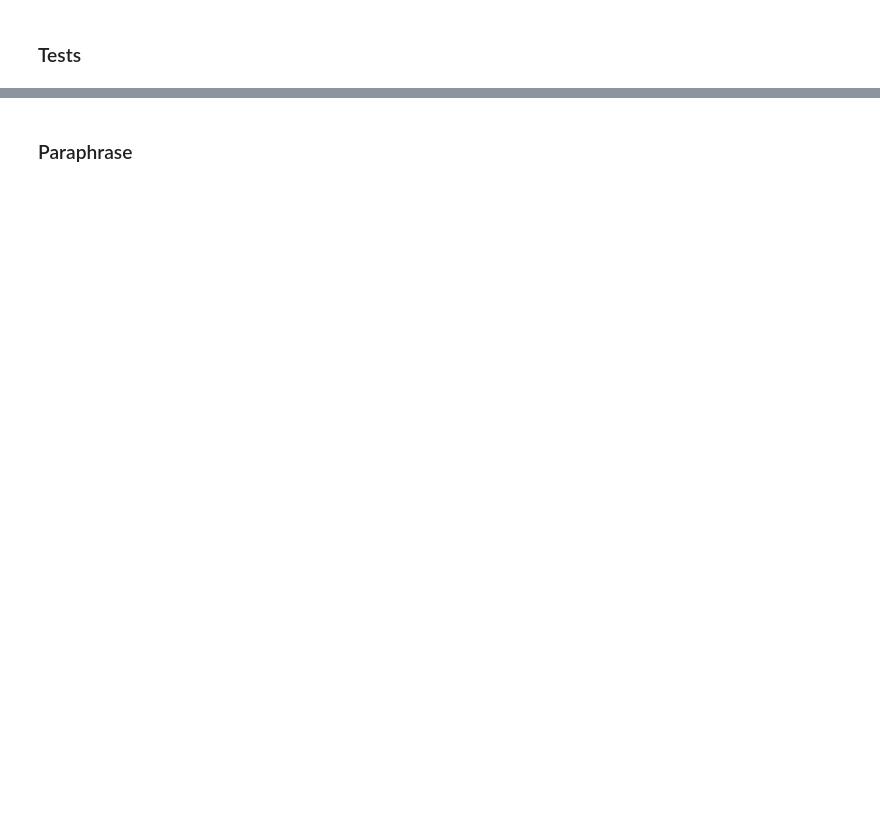
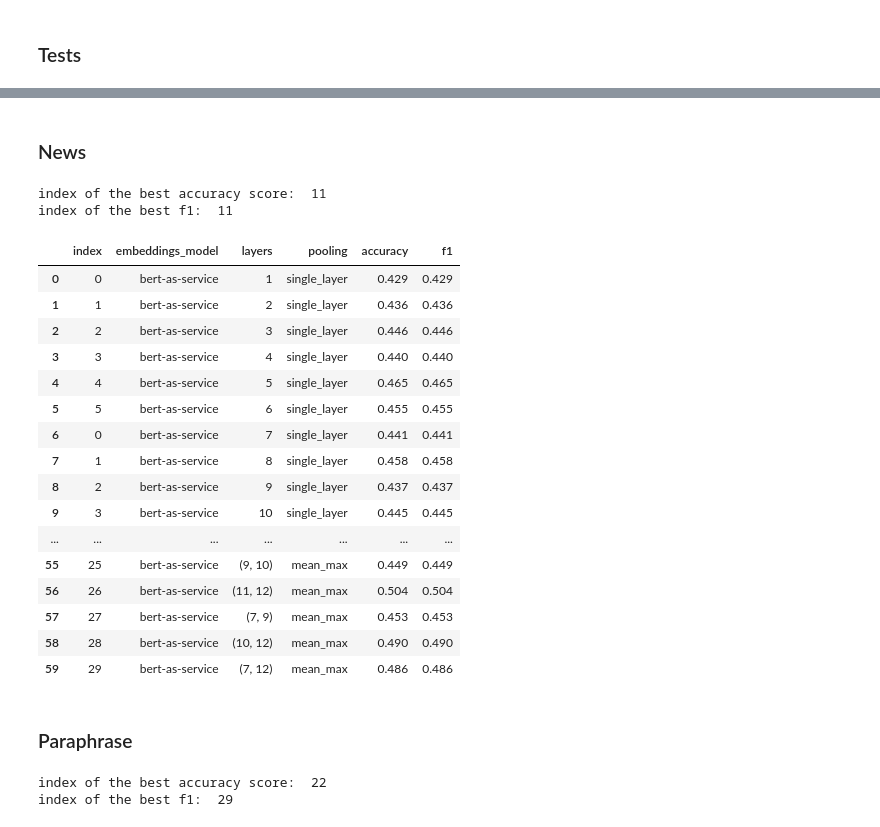
Before and after one commit to foksly/aist-sentence-embeddings, a Jupyter notebook: bert-similarity-experiments.ipynb, the cells around one changed output, grey strips where cells are left out. Drawn from its saved outputs; the diff is of its cells as text; code cells hidden in the pictures; blank space fills up the shorter version.

Commit message:
bert-similarity-experiments

```diff
--- a/bert-similarity-experiments.ipynb
+++ b/bert-similarity-experiments.ipynb
@@ -27,0 +43,2 @@ df
+# %% [markdown]
+### News
@@ -28,3 +48,51 @@ df
+# %%
+mc_experiment = experiments.ExperimentResult()
+df_news_1 = experiments.run_similarity_experiments(mc_experiment,
+                                            bert_news_1,
+                                            problem_type='multiple-choice',
+                                            strategy=['concat', 'mean', 'max', 'mean_max'],
+                                            single_layers=[i for i in range(1, 7)],
+                                            layers=[(1, 2), (3, 4), (5, 6), (1, 3), (4, 6), (1, 6)])
+# %%
+mc_experiment = experiments.ExperimentResult()
+df_news_2 = experiments.run_similarity_experiments(mc_experiment,
+                                                   bert_news_2,
+                                                   problem_type='multiple-choice',
+                                                   strategy=['concat', 'mean', 'max', 'mean_max'],
+                                                   single_layers=[i for i in range(1, 7)],
+                                                   layers=[(1, 2), (3, 4), (5, 6), (1, 3), (4, 6), (1, 6)])
+# %%
+df_news_2['layers'] = df_news_2['layers'].apply(lambda x: (x[0] + 6, x[1] + 6) if isinstance(x, tuple) else x + 6)
+# %%
+import pandas as pd
+df_news = pd.concat([df_news_1[:6], df_news_2[:6], df_news_1[6:], df_news_2[6:]])
+df_news.reset_index(inplace=True)
+# %%
+print('index of the best accuracy score: ', df_news['accuracy'].idxmax())
+print('index of the best f1: ', df_news['f1'].idxmax())
+# %% [output]
+index of the best accuracy score:  11
+index of the best f1:  11
+# %%
+df_news
+# %% [output]
+|  | index | embeddings_model | layers | pooling | accuracy | f1 |
+| 0 | 0 | bert-as-service | 1 | single_layer | 0.429 | 0.429 |
+| 1 | 1 | bert-as-service | 2 | single_layer | 0.436 | 0.436 |
+| 2 | 2 | bert-as-service | 3 | single_layer | 0.446 | 0.446 |
+| 3 | 3 | bert-as-service | 4 | single_layer | 0.440 | 0.440 |
+| 4 | 4 | bert-as-service | 5 | single_layer | 0.465 | 0.465 |
+| 5 | 5 | bert-as-service | 6 | single_layer | 0.455 | 0.455 |
+| 6 | 0 | bert-as-service | 7 | single_layer | 0.441 | 0.441 |
+| 7 | 1 | bert-as-service | 8 | single_layer | 0.458 | 0.458 |
+| 8 | 2 | bert-as-service | 9 | single_layer | 0.437 | 0.437 |
+| 9 | 3 | bert-as-service | 10 | single_layer | 0.445 | 0.445 |
+| ... | ... | ... | ... | ... | ... | ... |
+| 55 | 25 | bert-as-service | (9, 10) | mean_max | 0.449 | 0.449 |
+| 56 | 26 | bert-as-service | (11, 12) | mean_max | 0.504 | 0.504 |
+| 57 | 27 | bert-as-service | (7, 9) | mean_max | 0.453 | 0.453 |
+| 58 | 28 | bert-as-service | (10, 12) | mean_max | 0.490 | 0.490 |
+| 59 | 29 | bert-as-service | (7, 12) | mean_max | 0.486 | 0.486 |
 # %% [markdown]
 ### Paraphrase
 # %%
@@ -37,3 +105,9 @@ df = experiments.run_similarity_experiments(paraphrase_experiment,
                                             strategy=['concat', 'mean', 'max', 'mean_max'],
                                             single_layers=[i for i in range(1, 13)],
                                             layers=[(1, 12), (1, 6), (7, 12), (1, 3), (4, 6), (6, 8), (9, 12)])
+# %%
+print('index of the best accuracy score: ', df_paraphrase['accuracy'].idxmax())
+print('index of the best f1: ', df_paraphrase['f1'].idxmax())
+# %% [output]
+index of the best accuracy score:  22
+index of the best f1:  29
```
Also changed, not shown: parts of 7 cells of this notebook.
